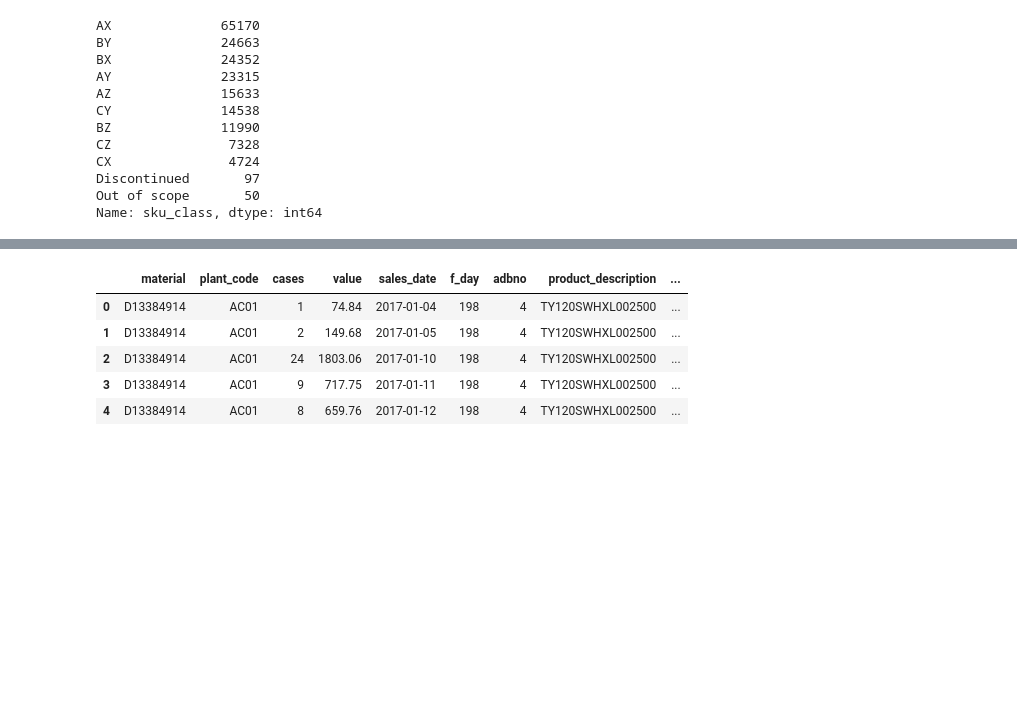
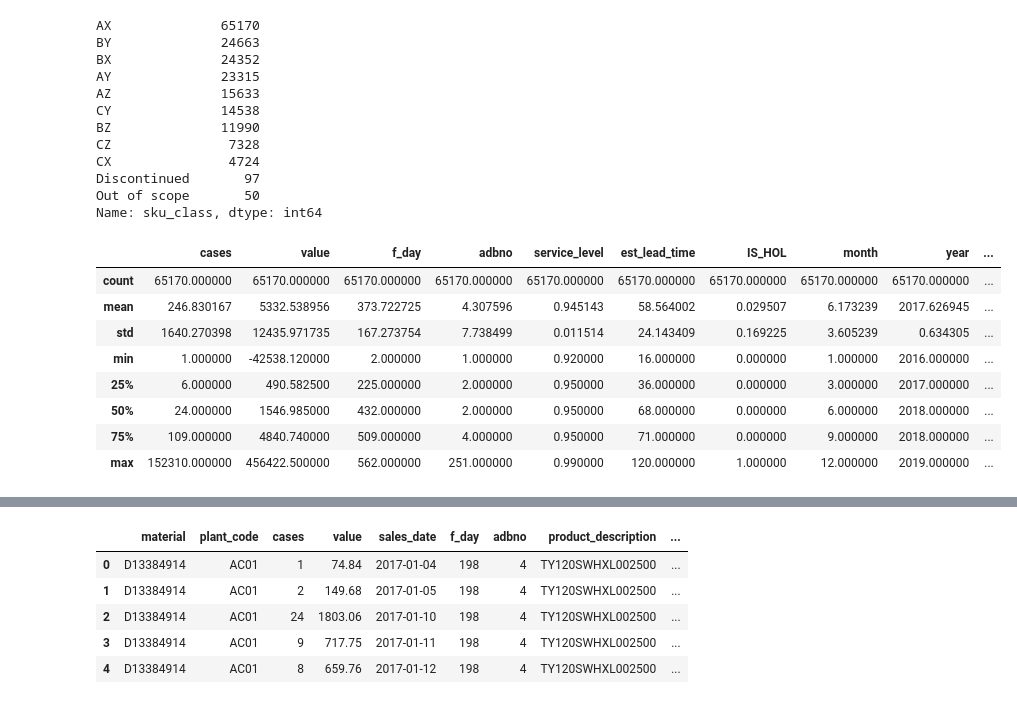
Before and after one commit to Gomelsar/Sales-Forecast-modeling, a Jupyter notebook: Demand Forecast DuPont.ipynb, the cells around one changed output, grey strips where cells are left out. Saved outputs shown, nothing was run; the diff lists cells and outputs as text; code cells hidden in the pictures; blank space fills up the shorter version.

```diff
--- a/Demand Forecast DuPont.ipynb
+++ b/Demand Forecast DuPont.ipynb
@@ -97,3 +97,18 @@ CX               4724
 Discontinued       97
 Out of scope       50
 Name: sku_class, dtype: int64
+# %%
+data_ax = data[data.sku_class == 'AX']
+data_cy = data[data.sku_class == 'CY']
+# %%
+data_ax.describe()
+# %% [output]
+|  | cases | value | f_day | adbno | service_level | est_lead_time | IS_HOL | month | year | ... |
+| count | 65170.000000 | 65170.000000 | 65170.000000 | 65170.000000 | 65170.000000 | 65170.000000 | 65170.000000 | 65170.000000 | 65170.000000 | ... |
+| mean | 246.830167 | 5332.538956 | 373.722725 | 4.307596 | 0.945143 | 58.564002 | 0.029507 | 6.173239 | 2017.626945 | ... |
+| std | 1640.270398 | 12435.971735 | 167.273754 | 7.738499 | 0.011514 | 24.143409 | 0.169225 | 3.605239 | 0.634305 | ... |
+| min | 1.000000 | -42538.120000 | 2.000000 | 1.000000 | 0.920000 | 16.000000 | 0.000000 | 1.000000 | 2016.000000 | ... |
+| 25% | 6.000000 | 490.582500 | 225.000000 | 2.000000 | 0.950000 | 36.000000 | 0.000000 | 3.000000 | 2017.000000 | ... |
+| 50% | 24.000000 | 1546.985000 | 432.000000 | 2.000000 | 0.950000 | 68.000000 | 0.000000 | 6.000000 | 2018.000000 | ... |
+| 75% | 109.000000 | 4840.740000 | 509.000000 | 4.000000 | 0.950000 | 71.000000 | 0.000000 | 9.000000 | 2018.000000 | ... |
+| max | 152310.000000 | 456422.500000 | 562.000000 | 251.000000 | 0.990000 | 120.000000 | 1.000000 | 12.000000 | 2019.000000 | ... |
```
Also changed, not shown: parts of 7 cells of this notebook.
